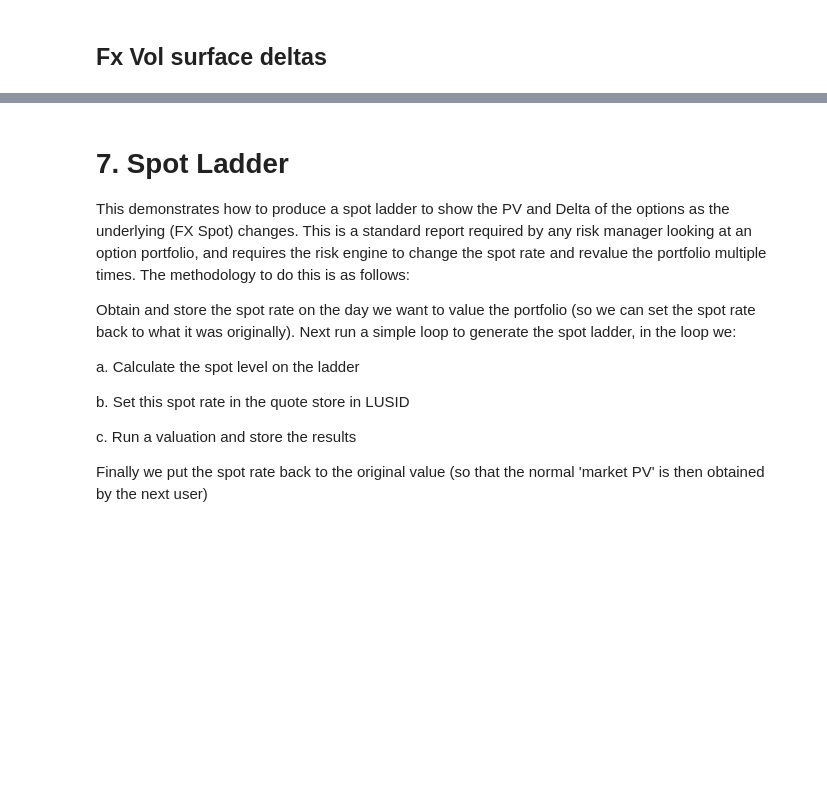
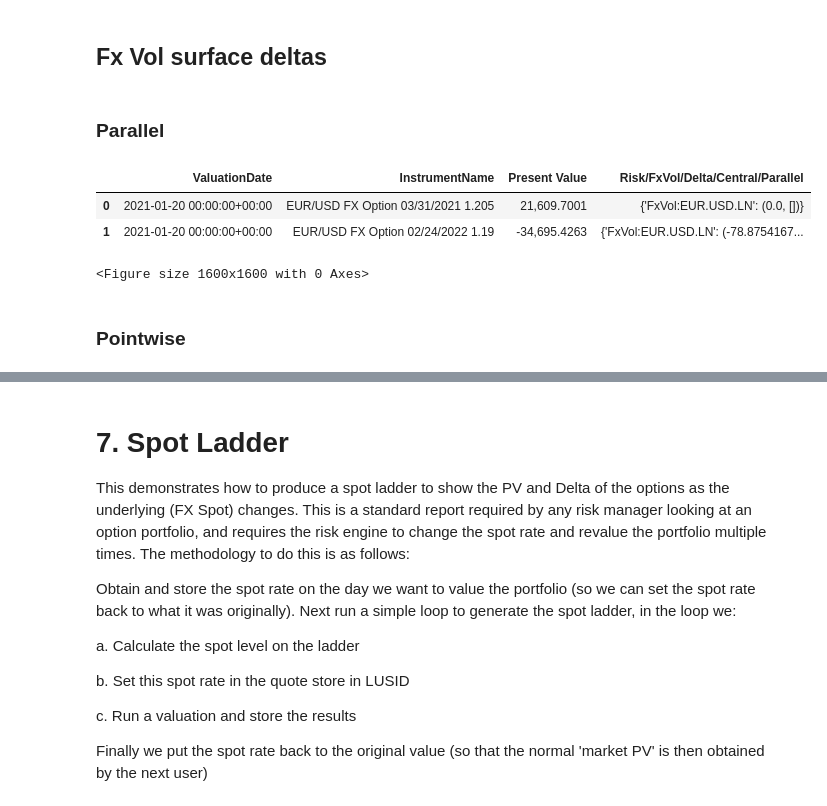
Before and after one commit to peturparkur-fbn/sample-notebooks, a Jupyter notebook: examples/use-cases/instruments/FX Option Vanilla Risk Ladders.ipynb, the cells around one changed output, grey strips where cells are left out. Drawn from its saved outputs; the diff is of its cells as text; code cells hidden in the pictures; blank space fills up the shorter version.

```diff
--- a/examples/use-cases/instruments/FX Option Vanilla Risk Ladders.ipynb
+++ b/examples/use-cases/instruments/FX Option Vanilla Risk Ladders.ipynb
@@ -1053,3 +1071,18 @@ instruments_api.get_instruments()
+# %% [markdown]
+### Parallel
+# %%
+delta = '\u0394'
+pd.set_option('display.max_colwidth', 200)
+fig = plt.figure(figsize=(16,16))
+column = "Risk/FxVol/Delta/Central/Parallel"
+display(valuation[["ValuationDate", "InstrumentName", "Present Value", column]])  # FxVol:EUR.USD.LN
+# %% [output]
+|  | ValuationDate | InstrumentName | Present Value | Risk/FxVol/Delta/Central/Parallel |
+| 0 | 2021-01-20 00:00:00+00:00 | EUR/USD FX Option 03/31/2021 1.205 | 21,609.7001 | {'FxVol:EUR.USD.LN': (0.0, [])} |
+| 1 | 2021-01-20 00:00:00+00:00 | EUR/USD FX Option 02/24/2022 1.19 | -34,695.4263 | {'FxVol:EUR.USD.LN': (-78.8754167... |
+<Figure size 1600x1600 with 0 Axes>
+# %% [markdown]
+### Pointwise
 # %%
 delta = '\u0394'
 pd.set_option('display.max_colwidth', 200)
```
Also changed, not shown: parts of 2 cells of this notebook.
